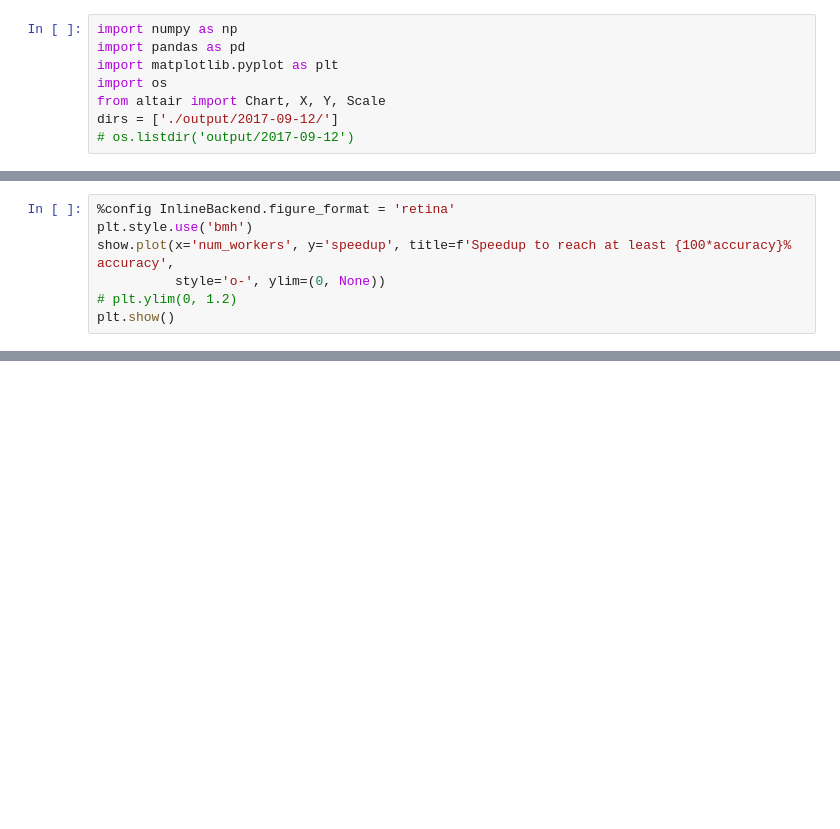
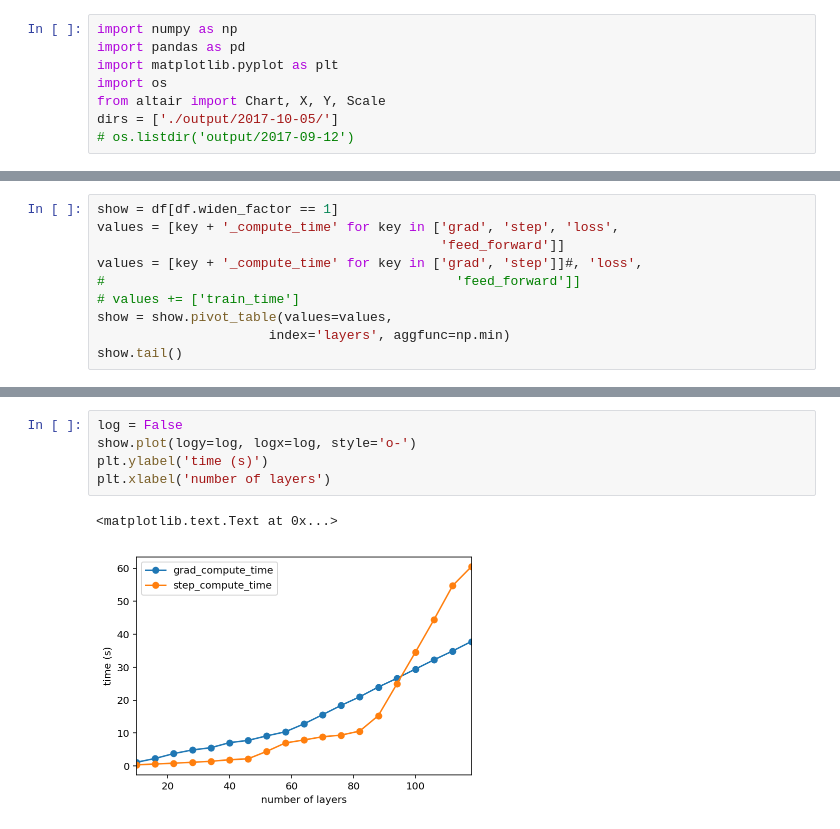
Before and after one commit to jxbz/LeanSGD, a Jupyter notebook: Visualize.ipynb, the cells around one changed output, grey strips where cells are left out. Drawn from its saved outputs; the diff is of its cells as text; blank space fills up the shorter version.

```diff
--- a/Visualize.ipynb
+++ b/Visualize.ipynb
@@ -4,7 +4,7 @@ import pandas as pd
 import matplotlib.pyplot as plt
 import os
 from altair import Chart, X, Y, Scale
-dirs = ['./output/2017-09-12/']
+dirs = ['./output/2017-10-05/']
 # os.listdir('output/2017-09-12')
 # %%
 dfs = []
@@ -93,7 +25,0 @@ show
-# %%
-%config InlineBackend.figure_format = 'retina'
-plt.style.use('bmh')
-show.plot(x='num_workers', y='speedup', title=f'Speedup to reach at least {100*accuracy}% accuracy',
-          style='o-', ylim=(0, None))
-# plt.ylim(0, 1.2)
-plt.show()
@@ -101,0 +26,10 @@ plt.show()
+# %%
+show = df[df.widen_factor == 1]
+values = [key + '_compute_time' for key in ['grad', 'step', 'loss',
+                                            'feed_forward']]
+values = [key + '_compute_time' for key in ['grad', 'step']]#, 'loss',
+#                                             'feed_forward']]
+# values += ['train_time']
+show = show.pivot_table(values=values,
+                      index='layers', aggfunc=np.min)
+show.tail()
@@ -101,0 +44,8 @@ plt.show()
+# %%
+log = False
+show.plot(logy=log, logx=log, style='o-')
+plt.ylabel('time (s)')
+plt.xlabel('number of layers')
+# %% [output]
+<matplotlib.text.Text at 0x...>
+[figure, added]
```
Also changed, not shown: parts of 9 cells of this notebook, 5 other files.
